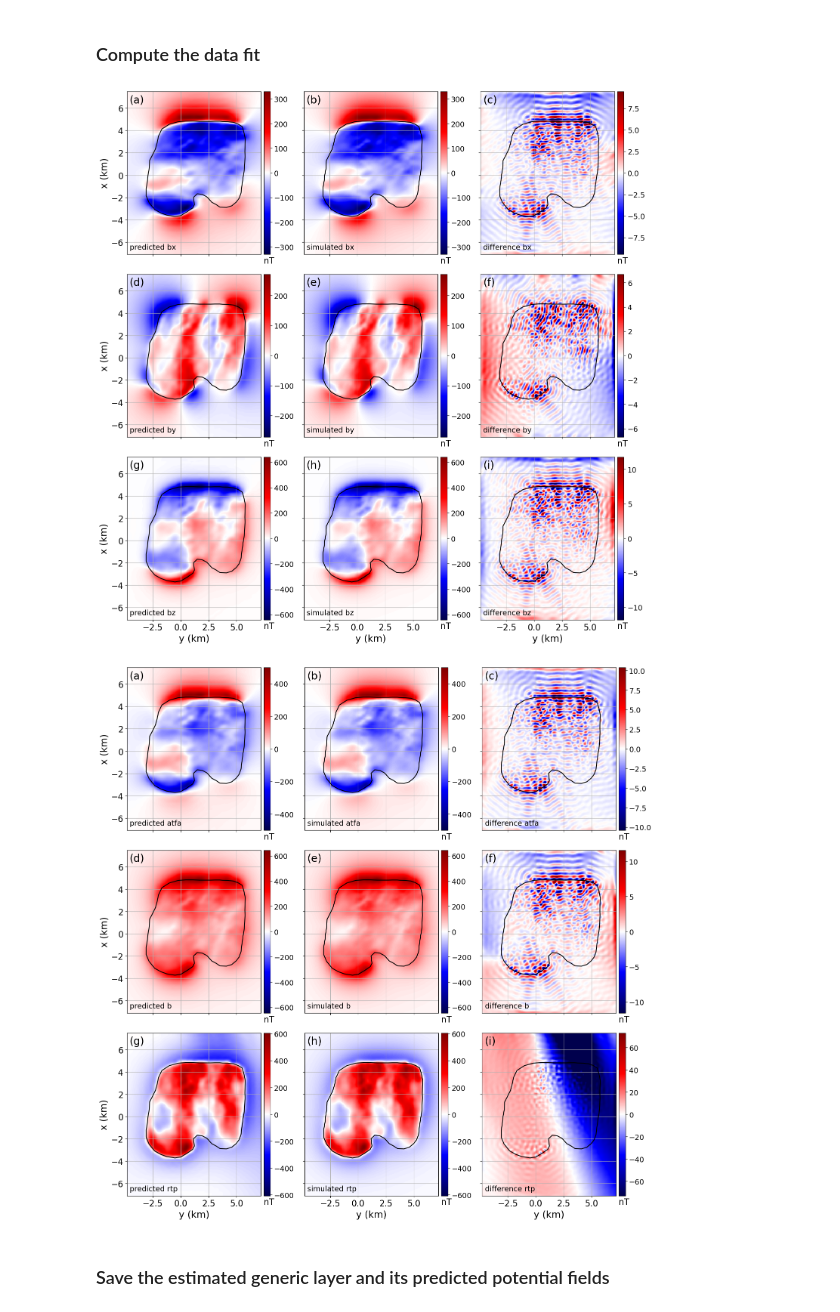
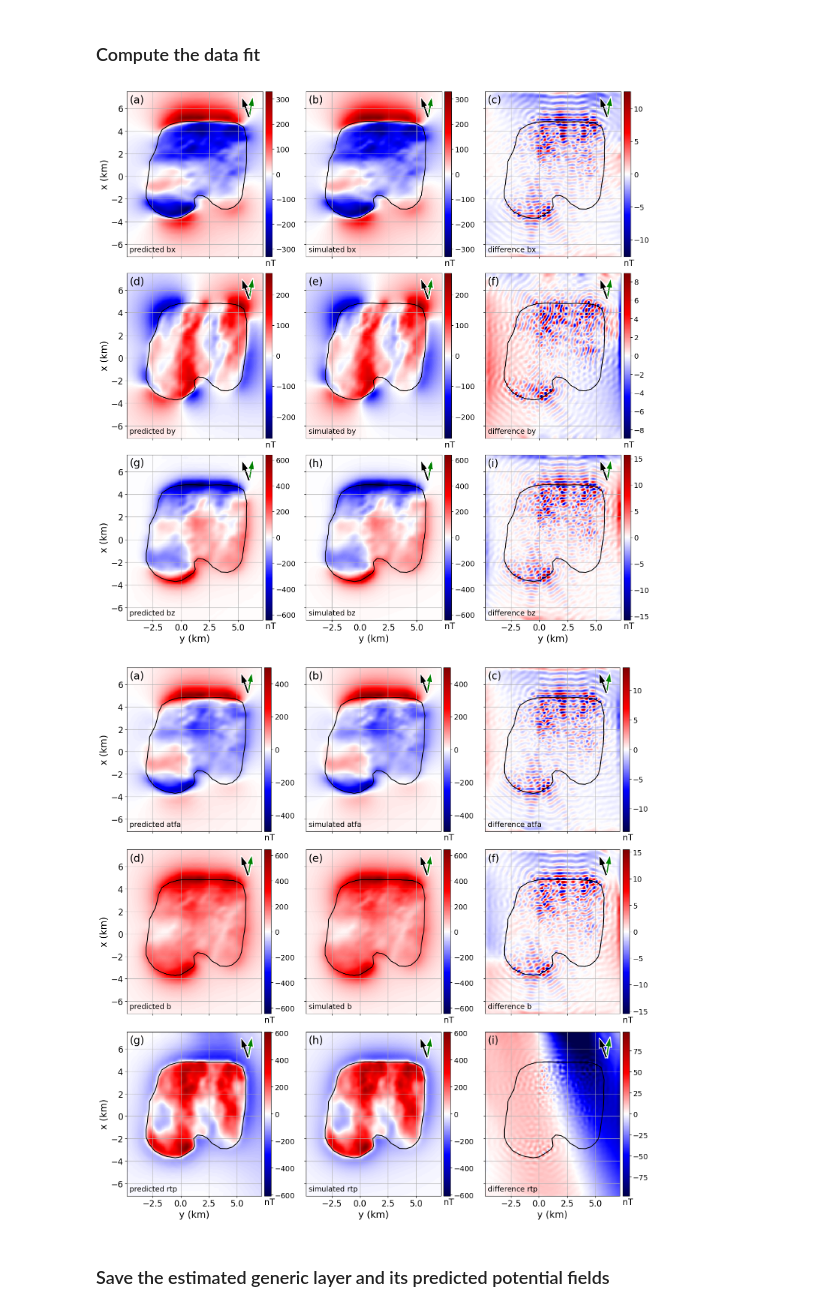
Before and after one commit to birocoles/planar-eqlayer-theory, a Jupyter notebook: code/5b_generic_layer_cutoff.ipynb, the cells around one changed output. Saved outputs shown, nothing was run; the diff lists cells and outputs as text; code cells hidden in the pictures.

Commit message:
include changes proposed by CG

```diff
--- a/code/5b_generic_layer_cutoff.ipynb
+++ b/code/5b_generic_layer_cutoff.ipynb
@@ -409,7 +409,7 @@ for (mosaic_row, field, labels_row) in zip(
         simulated_fields[field],
         predicted_fields[field] - simulated_fields[field]
     ]
-    bounds_list = 2*[np.max(np.abs(simulated_fields[field]))] + [0.6*np.max(np.abs(data_list[2]))]
+    bounds_list = 2*[np.max(np.abs(simulated_fields[field]))] + [0.8*np.max(np.abs(data_list[2]))]
     titles = ['predicted '+field, 'simulated '+field, 'difference '+field]
 
     for mosaic_element, data, bound, label, title in zip(mosaic_row, data_list, bounds_list, labels_row, titles):
@@ -438,19 +438,21 @@ for (mosaic_row, field, labels_row) in zip(
         ax.grid()
         ax.annotate(label, xy=(0.02, 0.93), xycoords='axes fraction', fontsize=20)
         ax.annotate(title, xy=(0.02, 0.03), xycoords='axes fraction', fontsize=14)
-        # ax.arrow(x=6, y=5.2, dx=F_hat_horizontal[1], dy=F_hat_horizontal[0],
-        #          width=0.2, length_includes_head=False, head_width=0.6, linewidth=2, color='purple')
-        # ax.arrow(x=6, y=5.2, dx=h_hat_horizontal[1], dy=h_hat_horizontal[0],
-        #          width=0.2, length_includes_head=False, head_width=0.6, linewidth=1.5, color='black')
+        ax.arrow(x=6, y=5.2, dx=F_hat_horizontal[1], dy=F_hat_horizontal[0],
+                 width=0.2, length_includes_head=False, head_width=0.6, linewidth=2, fc='green', ec='white')
+        ax.arrow(x=6, y=5.2, dx=v_hat_horizontal[1], dy=v_hat_horizontal[0],
+                 width=0.2, length_includes_head=False, head_width=0.6, linewidth=1.5, fc='black', ec='white')
 
 for element in ['a','d','g']:
     mosaic[element].set_ylabel('x (km)', fontsize=18)
 for element in ['g','h', 'i']:
     mosaic[element].set_xlabel('y (km)', fontsize=18)
 
+plt.savefig('Figure_S15.png', dpi=300)
+
 plt.show()
 # %% [output]
-[figure, old version]
+[figure, new version]
 # %%
 # plot figure
 fig = plt.figure(
@@ -480,7 +482,7 @@ for (mosaic_row, field, labels_row) in zip(
         simulated_fields[field],
         predicted_fields[field] - simulated_fields[field]
     ]
-    bounds_list = 2*[np.max(np.abs(simulated_fields[field]))] + [0.6*np.max(np.abs(data_list[2]))]
+    bounds_list = 2*[np.max(np.abs(simulated_fields[field]))] + [0.8*np.max(np.abs(data_list[2]))]
     titles = ['predicted '+field, 'simulated '+field, 'difference '+field]
 
     for mosaic_element, data, bound, label, title in zip(mosaic_row, data_list, bounds_list, labels_row, titles):
@@ -490,38 +492,40 @@ for (mosaic_row, field, labels_row) in zip(
         im = ax.pcolormesh(
             Y*0.001, X*0.001,
             data_structures.grid_xy_full_flatten_to_matrix(
                 data=data,
                 grid_orientation='xy',
                 shape=coordinates_grid['shape']
             ),
             cmap='seismic', vmin=-bound, vmax=bound
         )
         ax_divider = make_axes_locatable(ax)
         cax = ax_divider.append_axes("right", size="5%", pad="2%")
         cb = fig.colorbar(im, cax=cax)
         cb.ax.tick_params(labelsize=14)
         cb.ax.set_xlabel('nT', fontsize=16, loc='left')
         ax.plot(boundary_points[:,1]*0.001, boundary_points[:,0]*0.001, 'k-')
         ax.set_ylim(0.001*coordinates_grid['area'][0], 0.001*coordinates_grid['area'][1])
         ax.set_xlim(0.001*coordinates_grid['area'][2], 0.001*coordinates_grid['area'][3])
         ax.tick_params(axis='x', labelsize=16)
         ax.tick_params(axis='y', labelsize=16)
         ax.grid()
         ax.annotate(label, xy=(0.02, 0.93), xycoords='axes fraction', fontsize=20)
         ax.annotate(title, xy=(0.02, 0.03), xycoords='axes fraction', fontsize=14)
-        # ax.arrow(x=6, y=5.2, dx=F_hat_horizontal[1], dy=F_hat_horizontal[0],
-        #          width=0.2, length_includes_head=False, head_width=0.6, linewidth=2, color='purple')
-        # ax.arrow(x=6, y=5.2, dx=h_hat_horizontal[1], dy=h_hat_horizontal[0],
-        #          width=0.2, length_includes_head=False, head_width=0.6, linewidth=1.5, color='black')
+        ax.arrow(x=6, y=5.2, dx=F_hat_horizontal[1], dy=F_hat_horizontal[0],
+                 width=0.2, length_includes_head=False, head_width=0.6, linewidth=2, fc='green', ec='white')
+        ax.arrow(x=6, y=5.2, dx=v_hat_horizontal[1], dy=v_hat_horizontal[0],
+                 width=0.2, length_includes_head=False, head_width=0.6, linewidth=1.5, fc='black', ec='white')
 
 for element in ['a','d','g']:
     mosaic[element].set_ylabel('x (km)', fontsize=18)
 for element in ['g','h', 'i']:
     mosaic[element].set_xlabel('y (km)', fontsize=18)
 
+plt.savefig('Figure_S16.png', dpi=300)
+
 plt.show()
 # %% [output]
-[figure, old version]
+[figure, new version]
 # %% [markdown]
 ### Save the estimated generic layer and its predicted potential fields
 # %%
```
Also changed, not shown: 42 other files.
